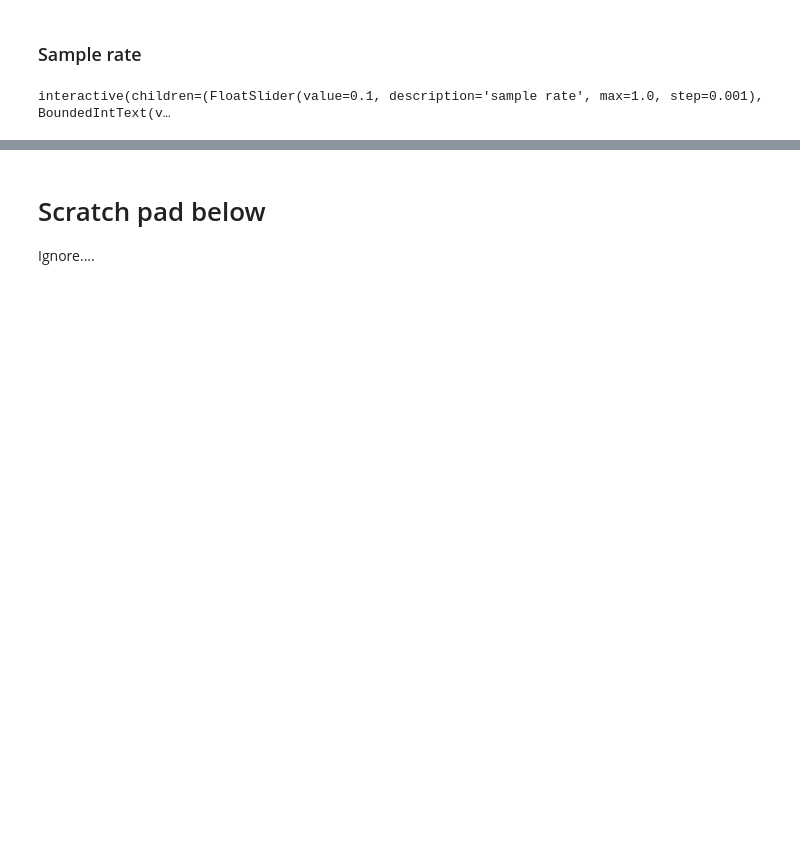
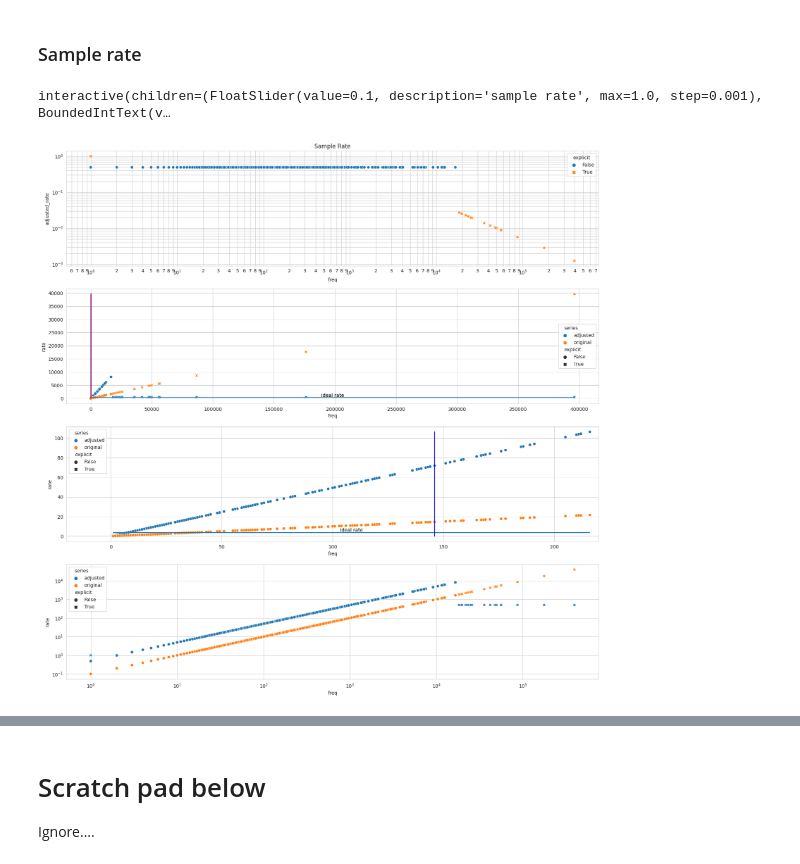
Before and after one commit to RaduW/volume-rebalance, a Jupyter notebook: volume_rebalancing.ipynb, the cells around one changed output, grey strips where cells are left out. Drawn from its saved outputs; the diff is of its cells as text; code cells hidden in the pictures; blank space fills up the shorter version.

```diff
--- a/volume_rebalancing.ipynb
+++ b/volume_rebalancing.ipynb
@@ -201,27 +202,29 @@ trans_data.head()
 ### Sample rate
 # %%
 global_rate=widgets.FloatSlider(min=0,max=1,value=0.1, step=0.001 , description= "sample rate");
+num_classes = len(trans_data)
 items_high=widgets.BoundedIntText(min=0,max=num_classes,value=20,
                                   description="items high");
 items_low =widgets.BoundedIntText(min=0,max=num_classes,value=20,step=1,
     description='items low')
 
 project_names = list(PROJECTS.keys())
 
 project= widgets.Dropdown(
     options=project_names,
     value='sentry',
     description='Project:',
 )
 #global_rate = widgets.FloatText(min=0,max=1,value=0.1, step=0.001 )
 def rebalance_generator(trans_data):
   def inner( global_rate, items_high, items_low, project):
     draw_rebalance_graphs(global_rate, items_high,items_low, project, trans_data)
   return inner
 
 widgets.interact(rebalance_generator(trans_data), global_rate = global_rate, items_high=items_high, items_low=items_low, project=project);
 # %% [output]
 interactive(children=(FloatSlider(value=0.1, description='sample rate', max=1.0, step=0.001), BoundedIntText(v…
+[figure, added]
 # %%
 items_high = 10
 items_low = 20
```
Also changed, not shown: parts of 4 cells of this notebook.
